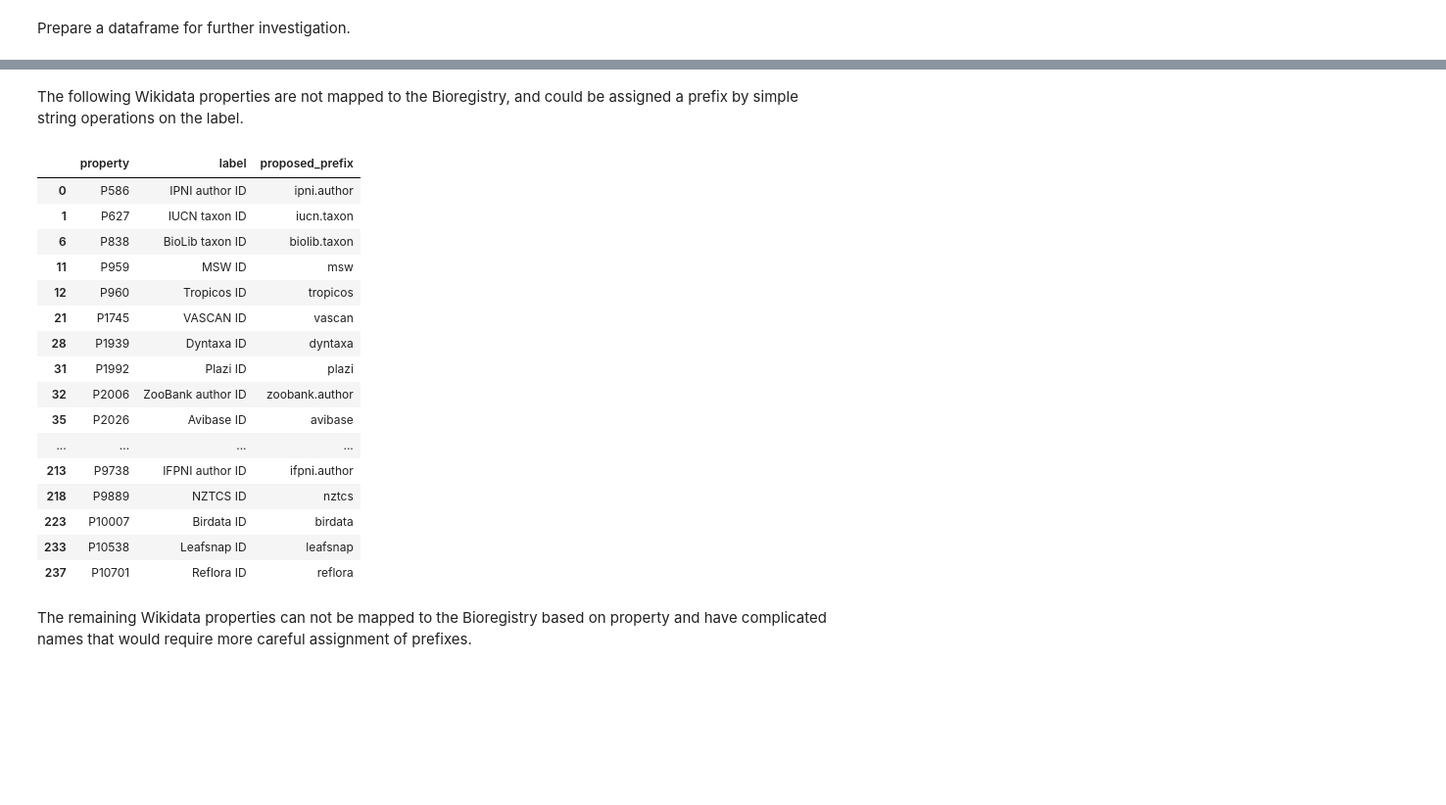
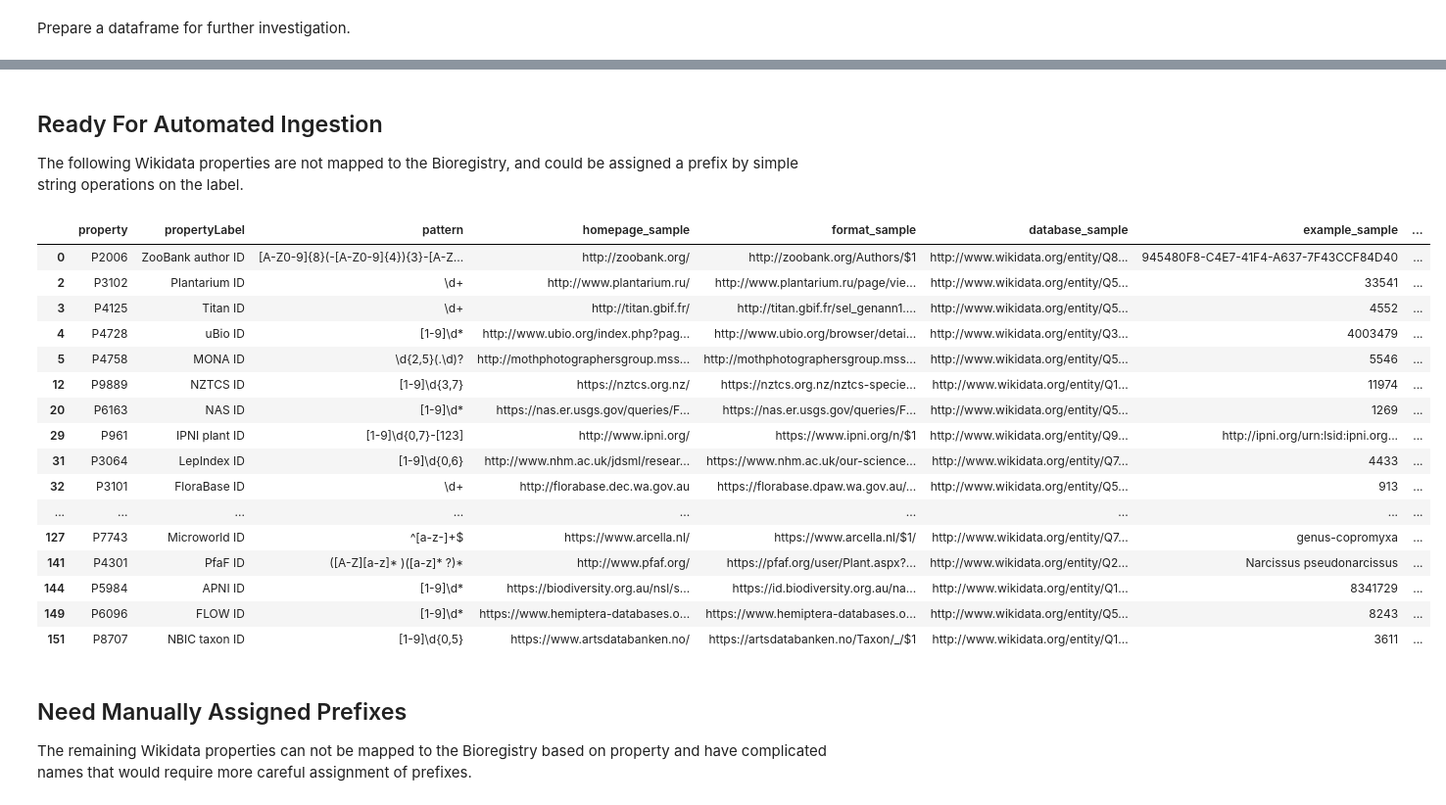
Before and after one commit to biopragmatics/bioregistry, a Jupyter notebook: Bioregistry Taxonomy Curation via Wikidata.ipynb, the cells around one changed output, grey strips where cells are left out. Shown at 98% size. Cells and saved outputs as stored; diff of their text form; code cells hidden in the pictures; blank space fills up the shorter version.

Commit message:
Add wikidata metadata for new taxonomy records

```diff
--- a/Bioregistry Taxonomy Curation via Wikidata.ipynb
+++ b/Bioregistry Taxonomy Curation via Wikidata.ipynb
@@ -43,23 +87,31 @@ def propose_prefix(label: str) -> str:
         return ""
     label = label.removesuffix(" id")
     label = label.removesuffix(" code")
-    for suffix in ["author", "taxon"]:
+    for suffix in ["author", "taxon", "publication", "journal", "plant"]:
         if label.endswith(f" {suffix}"):
             label = label[:-len(suffix)-1] + f".{suffix}"
+    for suffix in [".net", ".com"]:
+        label = label.removesuffix(suffix)
     if " " in label or "-" in label:
         return ""
     return label
 
 
-def proposal_conflict(proposal: str) -> bool:
+def proposal_conflict(proposal: str):
     if not proposal:
-        return False
-    if bioregistry.normalize_prefix(proposal):
-        return True
-    return False
+        return None
+    return bioregistry.normalize_prefix(proposal)
 
-df = pd.DataFrame(properties, columns=["property", "label"])
-df["in_bioregistry"] = df["property"].map(wikidata_to_bioregistry.__contains__)
-df["proposed_prefix"] = df["label"].map(propose_prefix)
+
+df["bioregistry_prefix"] = df["property"].map(wikidata_to_bioregistry)
+df["proposed_prefix"] = df["propertyLabel"].map(propose_prefix)
 df["proposed_prefix_conflict"] = df["proposed_prefix"].map(proposal_conflict)
+# %%
+# focus on high-quality entries (e.g., have a homepage, pattern, and format string)
+df_hq = df[
+    df.homepage_sample.notna()
+    & df.pattern.notna()
+    & df.format_sample.notna()
+].copy().reset_index()
+del df_hq["index"]
 # %% [markdown]
@@ -88,27 +144,32 @@ df.loc[
 # %% [markdown]
+## Ready For Automated Ingestion
+
 The following Wikidata properties are not mapped to the Bioregistry, and could be assigned a prefix by simple string operations on the label.
-# %%
-df.loc[
-    (~df.in_bioregistry) & (~df.proposed_prefix_conflict) & (df.proposed_prefix != ""),
-    ["property", "label", "proposed_prefix"]
-]
-# %% [output]
-|  | property | label | proposed_prefix |
-| 0 | P586 | IPNI author ID | ipni.author |
-| 1 | P627 | IUCN taxon ID | iucn.taxon |
-| 6 | P838 | BioLib taxon ID | biolib.taxon |
-| 11 | P959 | MSW ID | msw |
-| 12 | P960 | Tropicos ID | tropicos |
-| 21 | P1745 | VASCAN ID | vascan |
-| 28 | P1939 | Dyntaxa ID | dyntaxa |
-| 31 | P1992 | Plazi ID | plazi |
-| 32 | P2006 | ZooBank author ID | zoobank.author |
-| 35 | P2026 | Avibase ID | avibase |
-| ... | ... | ... | ... |
-| 213 | P9738 | IFPNI author ID | ifpni.author |
-| 218 | P9889 | NZTCS ID | nztcs |
-| 223 | P10007 | Birdata ID | birdata |
-| 233 | P10538 | Leafsnap ID | leafsnap |
-| 237 | P10701 | Reflora ID | reflora |
+# %%
+df_hq[
+    (df_hq.bioregistry_prefix.isna())
+    & (df_hq.proposed_prefix_conflict.isna())
+    & (df_hq.proposed_prefix != "")
+]
+# %% [output]
+|  | property | propertyLabel | pattern | homepage_sample | format_sample | database_sample | example_sample | ... |
+| 0 | P2006 | ZooBank author ID | [A-Z0-9]{8}(-[A-Z0-9]{4}){3}-[A-Z... | http://zoobank.org/ | http://zoobank.org/Authors/$1 | http://www.wikidata.org/entity/Q8... | 945480F8-C4E7-41F4-A637-7F43CCF84D40 | ... |
+| 2 | P3102 | Plantarium ID | \d+ | http://www.plantarium.ru/ | http://www.plantarium.ru/page/vie... | http://www.wikidata.org/entity/Q5... | 33541 | ... |
+| 3 | P4125 | Titan ID | \d+ | http://titan.gbif.fr/ | http://titan.gbif.fr/sel_genann1.... | http://www.wikidata.org/entity/Q5... | 4552 | ... |
+| 4 | P4728 | uBio ID | [1-9]\d* | http://www.ubio.org/index.php?pag... | http://www.ubio.org/browser/detai... | http://www.wikidata.org/entity/Q3... | 4003479 | ... |
+| 5 | P4758 | MONA ID | \d{2,5}(.\d)? | http://mothphotographersgroup.mss... | http://mothphotographersgroup.mss... | http://www.wikidata.org/entity/Q5... | 5546 | ... |
+| 12 | P9889 | NZTCS ID | [1-9]\d{3,7} | https://nztcs.org.nz/ | https://nztcs.org.nz/nztcs-specie... | http://www.wikidata.org/entity/Q1... | 11974 | ... |
+| 20 | P6163 | NAS ID | [1-9]\d* | https://nas.er.usgs.gov/queries/F... | https://nas.er.usgs.gov/queries/F... | http://www.wikidata.org/entity/Q5... | 1269 | ... |
+| 29 | P961 | IPNI plant ID | [1-9]\d{0,7}-[123] | http://www.ipni.org/ | https://www.ipni.org/n/$1 | http://www.wikidata.org/entity/Q9... | http://ipni.org/urn:lsid:ipni.org... | ... |
+| 31 | P3064 | LepIndex ID | [1-9]\d{0,6} | http://www.nhm.ac.uk/jdsml/resear... | https://www.nhm.ac.uk/our-science... | http://www.wikidata.org/entity/Q7... | 4433 | ... |
+| 32 | P3101 | FloraBase ID | \d+ | http://florabase.dec.wa.gov.au | https://florabase.dpaw.wa.gov.au/... | http://www.wikidata.org/entity/Q5... | 913 | ... |
+| ... | ... | ... | ... | ... | ... | ... | ... | ... |
+| 127 | P7743 | Microworld ID | ^[a-z-]+$ | https://www.arcella.nl/ | https://www.arcella.nl/$1/ | http://www.wikidata.org/entity/Q7... | genus-copromyxa | ... |
+| 141 | P4301 | PfaF ID | ([A-Z][a-z]* )([a-z]* ?)* | http://www.pfaf.org/ | https://pfaf.org/user/Plant.aspx?... | http://www.wikidata.org/entity/Q2... | Narcissus pseudonarcissus | ... |
+| 144 | P5984 | APNI ID | [1-9]\d* | https://biodiversity.org.au/nsl/s... | https://id.biodiversity.org.au/na... | http://www.wikidata.org/entity/Q1... | 8341729 | ... |
+| 149 | P6096 | FLOW ID | [1-9]\d* | https://www.hemiptera-databases.o... | https://www.hemiptera-databases.o... | http://www.wikidata.org/entity/Q5... | 8243 | ... |
+| 151 | P8707 | NBIC taxon ID | [1-9]\d{0,5} | https://www.artsdatabanken.no/ | https://artsdatabanken.no/Taxon/_/$1 | http://www.wikidata.org/entity/Q1... | 3611 | ... |
 # %% [markdown]
+## Need Manually Assigned Prefixes
+
 The remaining Wikidata properties can not be mapped to the Bioregistry based on property and have complicated names that would require more careful assignment of prefixes.
```
Also changed, not shown: parts of 11 cells of this notebook.
